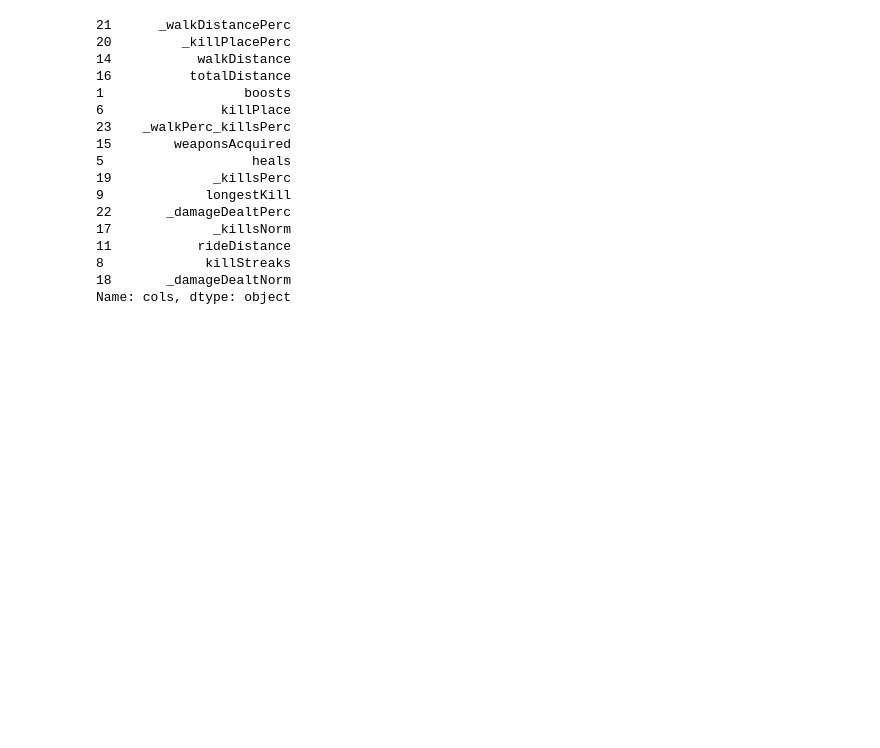
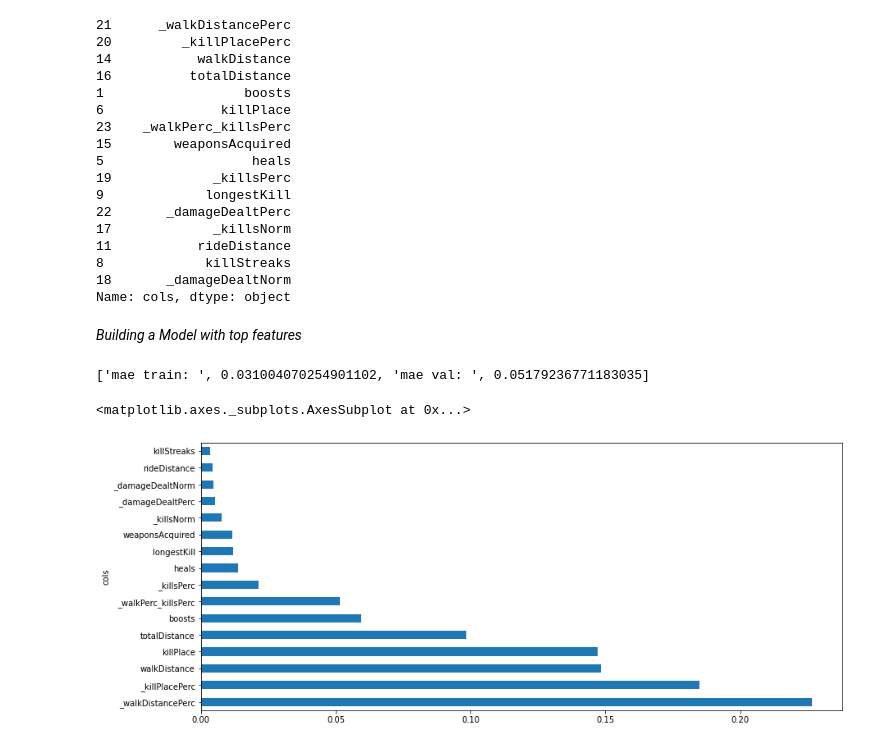
Before and after one commit to ANKITSHARMA98/PUBG-Data-Analysis, a Jupyter notebook: PUBG.ipynb, the cells around one changed output. Cells and saved outputs as stored; diff of their text form; code cells hidden in the pictures; blank space fills up the shorter version.

```diff
--- a/PUBG.ipynb
+++ b/PUBG.ipynb
@@ -1042,3 +1042,24 @@ Significant features:  16
 8             killStreaks
 18       _damageDealtNorm
 Name: cols, dtype: object
+# %%
+#  DataFrame with only significant features
+df_keep = df[to_keep].copy()
+X_train, X_valid = split_vals(df_keep, n_trn)
+# %% [markdown]
+*Building a Model with top features*
+# %%
+# Train model on top features
+m2 = RandomForestRegressor(n_estimators=80, min_samples_leaf=3, max_features='sqrt', n_jobs=-1)
+m2.fit(X_train, y_train)
+print_score(m2)
+# %% [output]
+['mae train: ', 0.031004070254901102, 'mae val: ', 0.05179236771183035]
+# %%
+#top feature importance
+fi_to_keep = rf_feat_importance(m2, df_keep)
+plot2 = fi_to_keep.plot('cols', 'imp', figsize=(14,6), legend=False, kind = 'barh')
+plot2
+# %% [output]
+<matplotlib.axes._subplots.AxesSubplot at 0x...>
+[figure, added]
```
Also changed, not shown: parts of 1 cell of this notebook.
